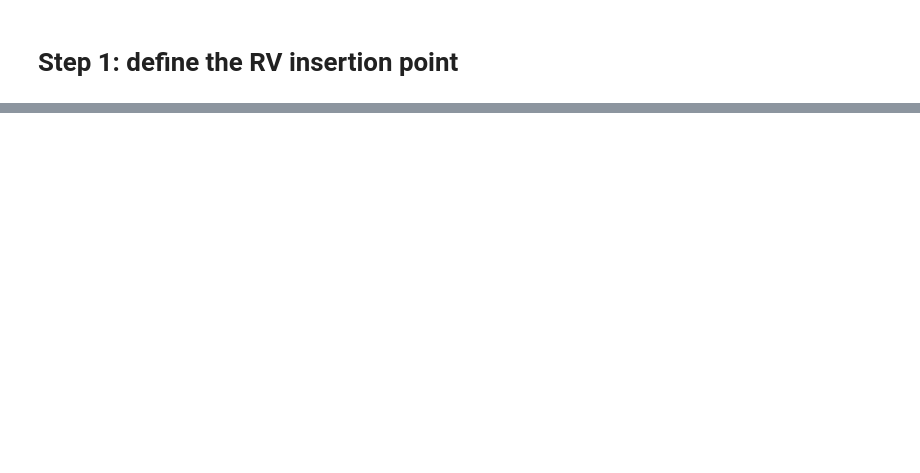
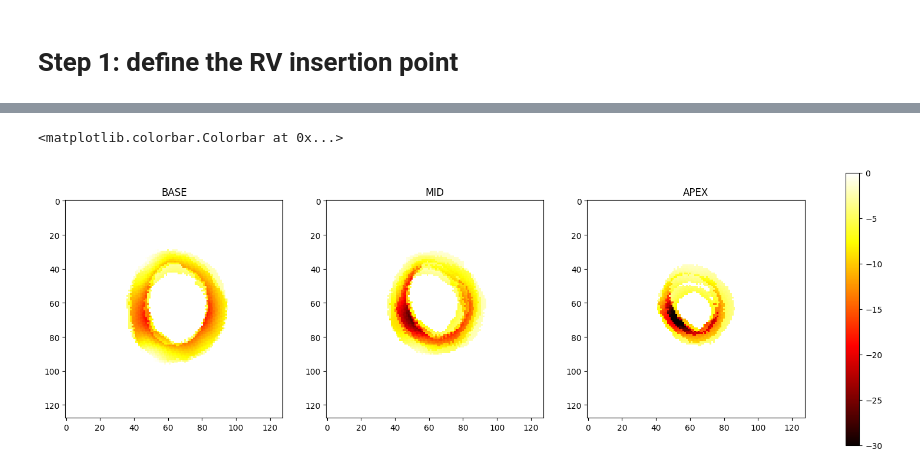
Before and after one commit to zhennongchen/DeepStrain, a Jupyter notebook: main_aha.ipynb, the cells around one changed output, grey strips where cells are left out. Saved outputs shown, nothing was run; the diff lists cells and outputs as text; code cells hidden in the pictures; blank space fills up the shorter version.

```diff
--- a/main_aha.ipynb
+++ b/main_aha.ipynb
@@ -151,0 +200,25 @@ polar = myocardial_strain_zc.PolarMap(strain.Err, strain.Ecc,strain.mask, insert
+# %%
+norm = Normalize(vmin=-30, vmax=0)
+
+# Create a figure with two subplots
+fig = plt.figure(figsize=(18, 6))
+gs = fig.add_gridspec(1, 3, width_ratios=[1, 1,1])
+
+color = 'hot'
+ax1 = fig.add_subplot(gs[0])
+im1 = ax1.imshow(np.mean(Ecc_rot_vis[:,:,7:10] * 100, axis = -1), cmap=color, norm=norm)
+ax1.set_title('BASE')
+
+ax2 = fig.add_subplot(gs[1])
+im2 = ax2.imshow(np.mean(Ecc_rot_vis[:,:,3:7] * 100, axis = -1), cmap=color, norm=norm)
+ax2.set_title('MID')
+
+ax3 = fig.add_subplot(gs[2])
+im3 = ax3.imshow(np.mean(Ecc_rot_vis[:,:,0:3] * 100, axis = -1), cmap=color, norm=norm)
+ax3.set_title('APEX')
+
+# Add colorbar
+fig.colorbar(im3, ax=[ax1, ax2, ax3], orientation='vertical', fraction=0.05, pad=0.05)
+# %% [output]
+<matplotlib.colorbar.Colorbar at 0x...>
+[figure, added]
```
Also changed, not shown: parts of 11 cells of this notebook, 2 other files.
